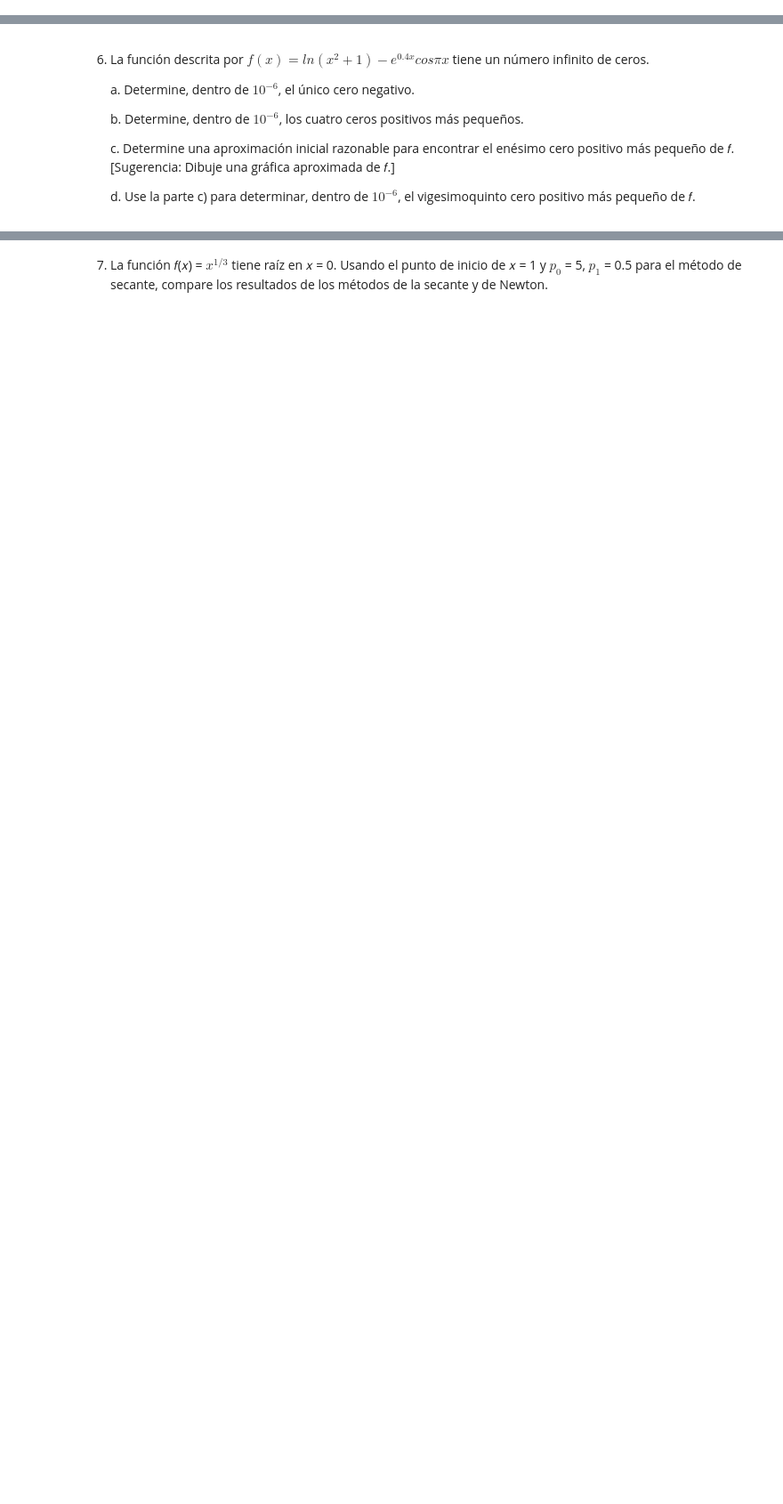
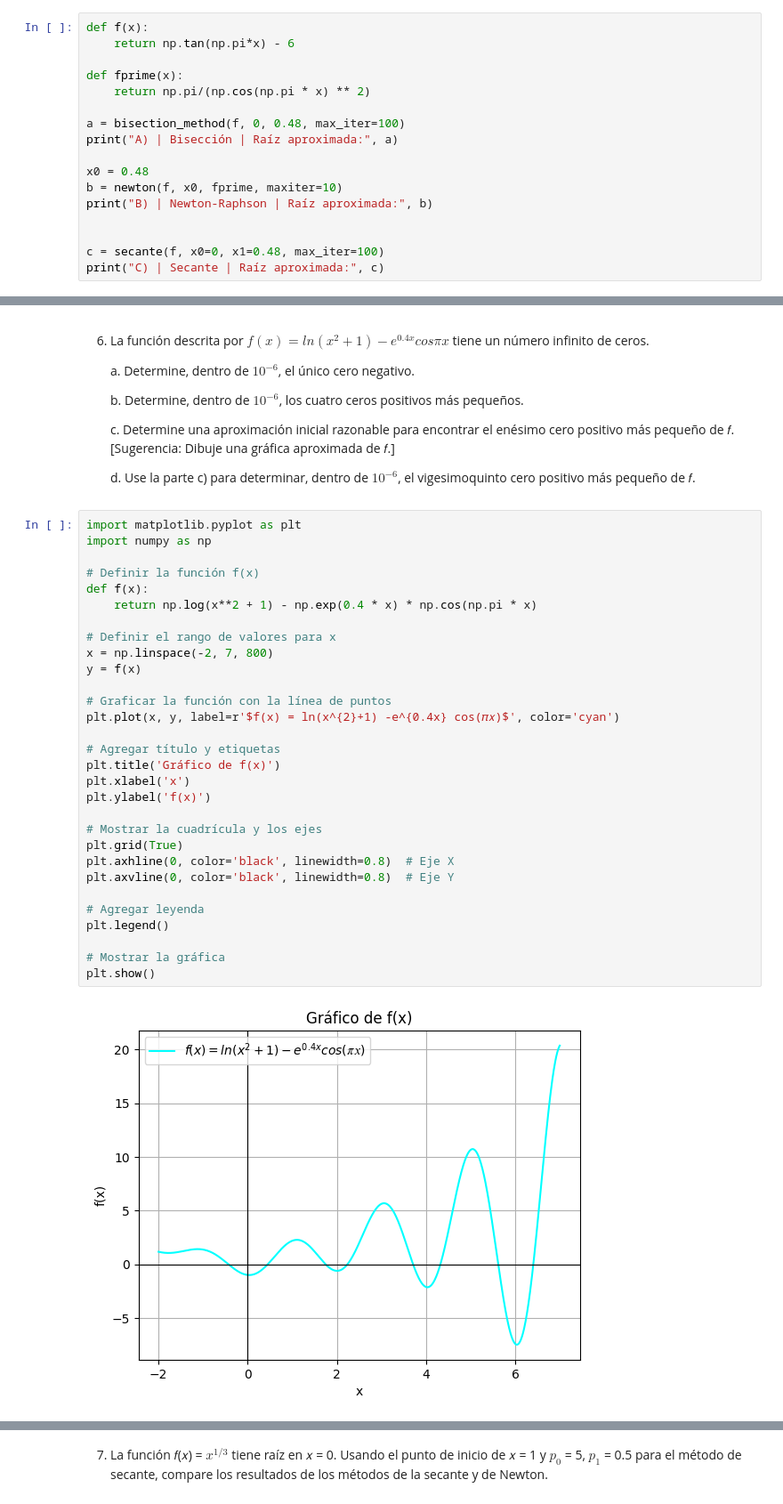
Before and after one commit to R3LM15/MetodosNumericos_MateoMolina, a Jupyter notebook: [Tarea 5]/Tarea_5.ipynb, the cells around one changed output, grey strips where cells are left out. Shown: that part at 89% size. Saved outputs shown, nothing was run; the diff lists cells and outputs as text; blank space fills up the shorter version.

```diff
--- a/[Tarea 5]/Tarea_5.ipynb
+++ b/[Tarea 5]/Tarea_5.ipynb
@@ -157,0 +267,17 @@ b. El método de Newton (use el punto medio como estimación inicial)
+# %%
+def f(x):
+    return np.tan(np.pi*x) - 6
+
+def fprime(x):
+    return np.pi/(np.cos(np.pi * x) ** 2)
+
+a = bisection_method(f, 0, 0.48, max_iter=100)
+print("A) | Bisección | Raíz aproximada:", a)
+
+x0 = 0.48
+b = newton(f, x0, fprime, maxiter=10)
+print("B) | Newton-Raphson | Raíz aproximada:", b)
+
+
+c = secante(f, x0=0, x1=0.48, max_iter=100)
+print("C) | Secante | Raíz aproximada:", c)
@@ -165,3 +296,35 @@ b. El método de Newton (use el punto medio como estimación inicial)
     c. Determine una aproximación inicial razonable para encontrar el enésimo cero positivo más pequeño de 𝑓. [Sugerencia: Dibuje una gráfica aproximada de 𝑓.]
 
     d. Use la parte c) para determinar, dentro de $10^{−6}$, el vigesimoquinto cero positivo más pequeño de 𝑓.
+# %%
+import matplotlib.pyplot as plt
+import numpy as np
+
+# Definir la función f(x)
+def f(x):
+    return np.log(x**2 + 1) - np.exp(0.4 * x) * np.cos(np.pi * x)
+
+# Definir el rango de valores para x
+x = np.linspace(-2, 7, 800)
+y = f(x)
+
+# Graficar la función con la línea de puntos
+plt.plot(x, y, label=r'$f(x) = ln(x^{2}+1) -e^{0.4x} cos(𝜋𝑥)$', color='cyan')
+
+# Agregar título y etiquetas
+plt.title('Gráfico de f(x)')
+plt.xlabel('x')
+plt.ylabel('f(x)')
+
+# Mostrar la cuadrícula y los ejes
+plt.grid(True)
+plt.axhline(0, color='black', linewidth=0.8)  # Eje X
+plt.axvline(0, color='black', linewidth=0.8)  # Eje Y
+
+# Agregar leyenda
+plt.legend()
+
+# Mostrar la gráfica
+plt.show()
+# %% [output]
+[figure, added]
```
Also changed, not shown: parts of 7 cells of this notebook.
